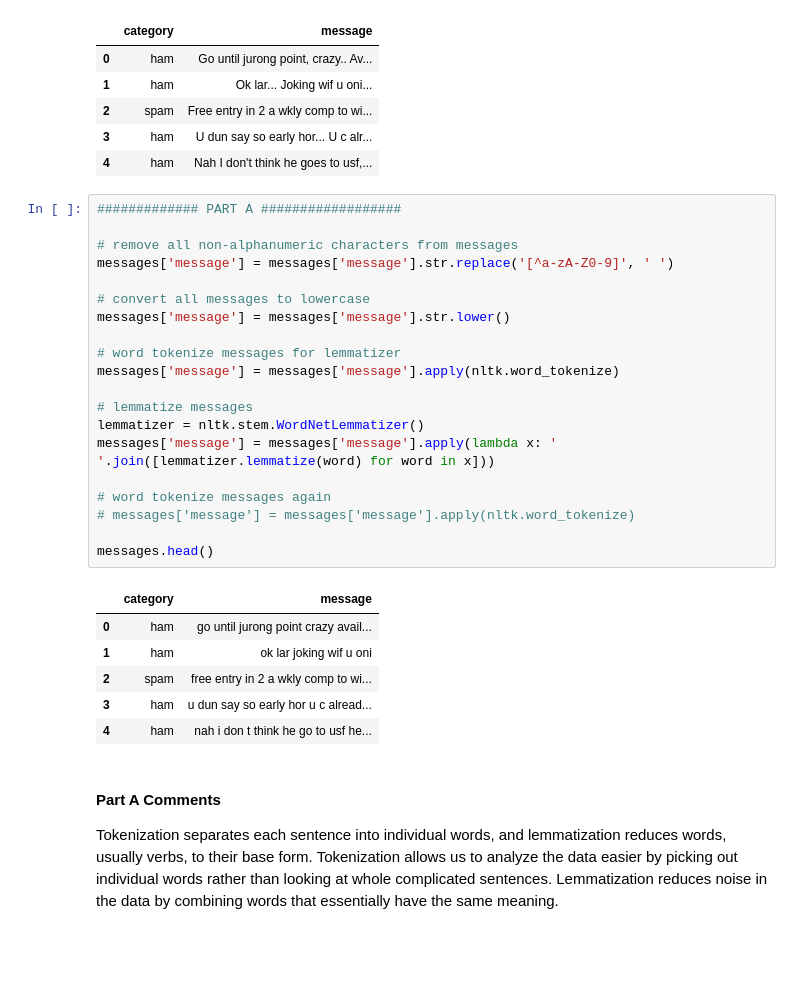
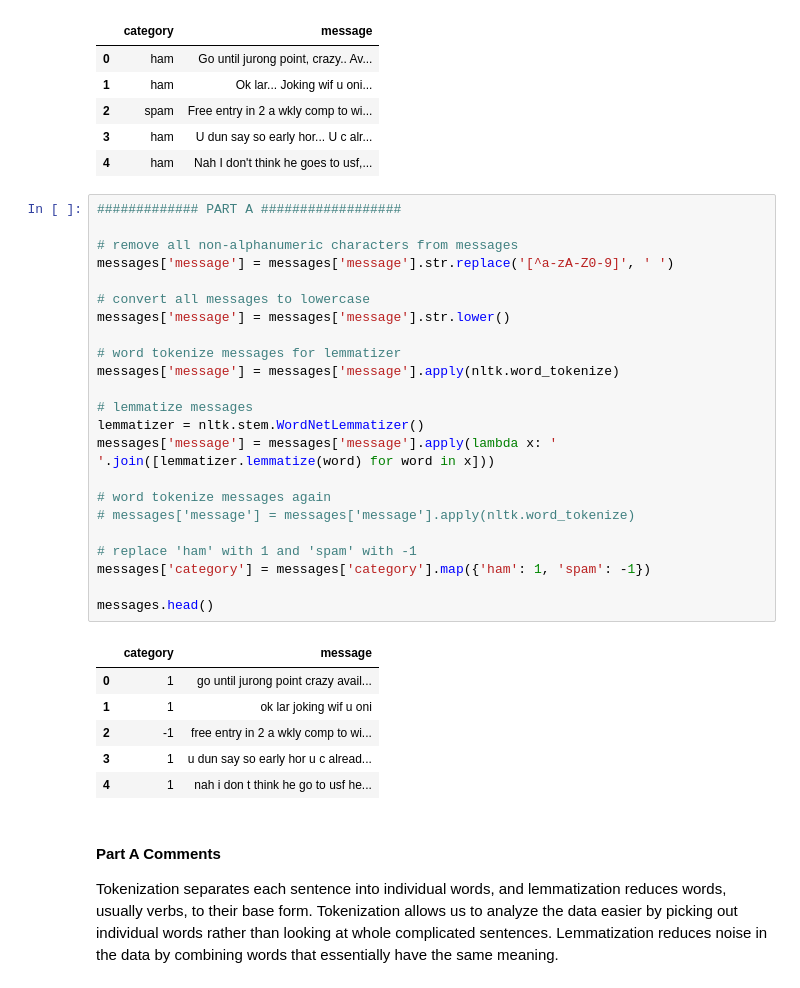
Before and after one commit to ahedrick510/machine_learning, a Jupyter notebook: Homework 5/homework5a.ipynb, the cells around one changed output. Saved outputs shown, nothing was run; the diff lists cells and outputs as text; blank space fills up the shorter version.

```diff
--- a/Homework 5/homework5a.ipynb
+++ b/Homework 5/homework5a.ipynb
@@ -162,30 +162,33 @@ messages.head()
 # %%
 ############# PART A ##################
 
 # remove all non-alphanumeric characters from messages
 messages['message'] = messages['message'].str.replace('[^a-zA-Z0-9]', ' ')
 
 # convert all messages to lowercase
 messages['message'] = messages['message'].str.lower()
 
 # word tokenize messages for lemmatizer
 messages['message'] = messages['message'].apply(nltk.word_tokenize)
 
 # lemmatize messages
 lemmatizer = nltk.stem.WordNetLemmatizer()
 messages['message'] = messages['message'].apply(lambda x: ' '.join([lemmatizer.lemmatize(word) for word in x]))
 
 # word tokenize messages again
 # messages['message'] = messages['message'].apply(nltk.word_tokenize)
 
+# replace 'ham' with 1 and 'spam' with -1
+messages['category'] = messages['category'].map({'ham': 1, 'spam': -1})
+
 messages.head()
 # %% [output]
 |  | category | message |
-| 0 | ham | go until jurong point crazy avail... |
-| 1 | ham | ok lar joking wif u oni |
-| 2 | spam | free entry in 2 a wkly comp to wi... |
-| 3 | ham | u dun say so early hor u c alread... |
-| 4 | ham | nah i don t think he go to usf he... |
+| 0 | 1 | go until jurong point crazy avail... |
+| 1 | 1 | ok lar joking wif u oni |
+| 2 | -1 | free entry in 2 a wkly comp to wi... |
+| 3 | 1 | u dun say so early hor u c alread... |
+| 4 | 1 | nah i don t think he go to usf he... |
 # %% [markdown]
 #### Part A Comments
 Tokenization separates each sentence into individual words, and lemmatization reduces words, usually verbs, to their base form. Tokenization allows us to analyze the data easier by picking out individual words rather than looking at whole complicated sentences. Lemmatization reduces noise in the data by combining words that essentially have the same meaning.
```
Also changed, not shown: parts of 5 cells of this notebook.
